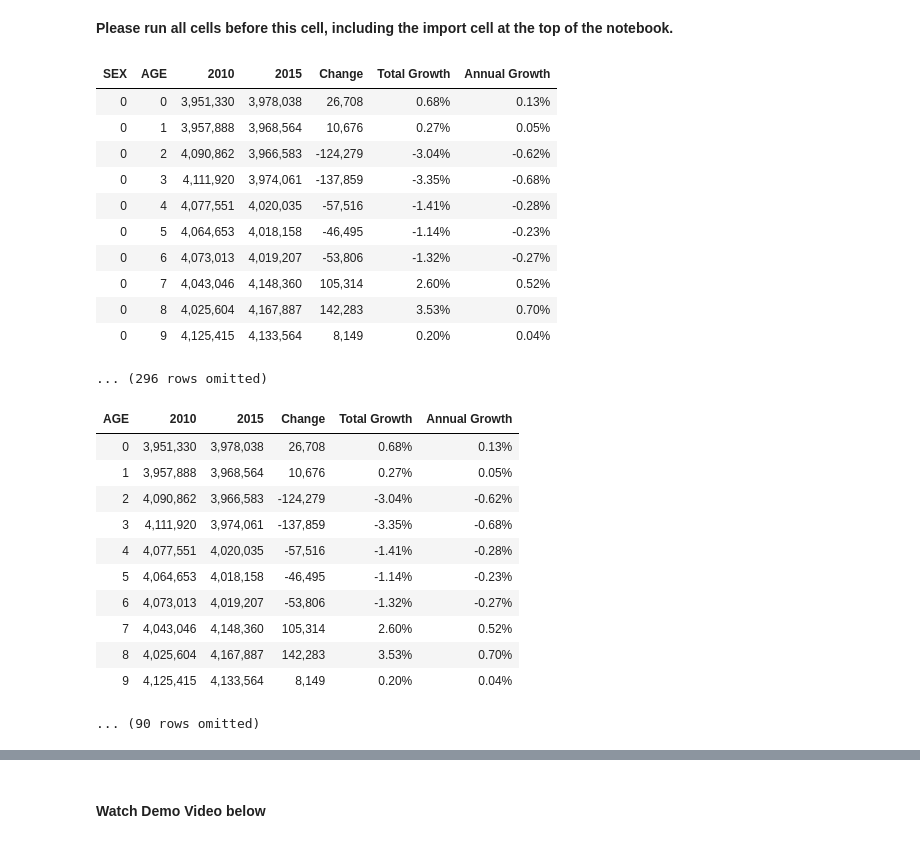
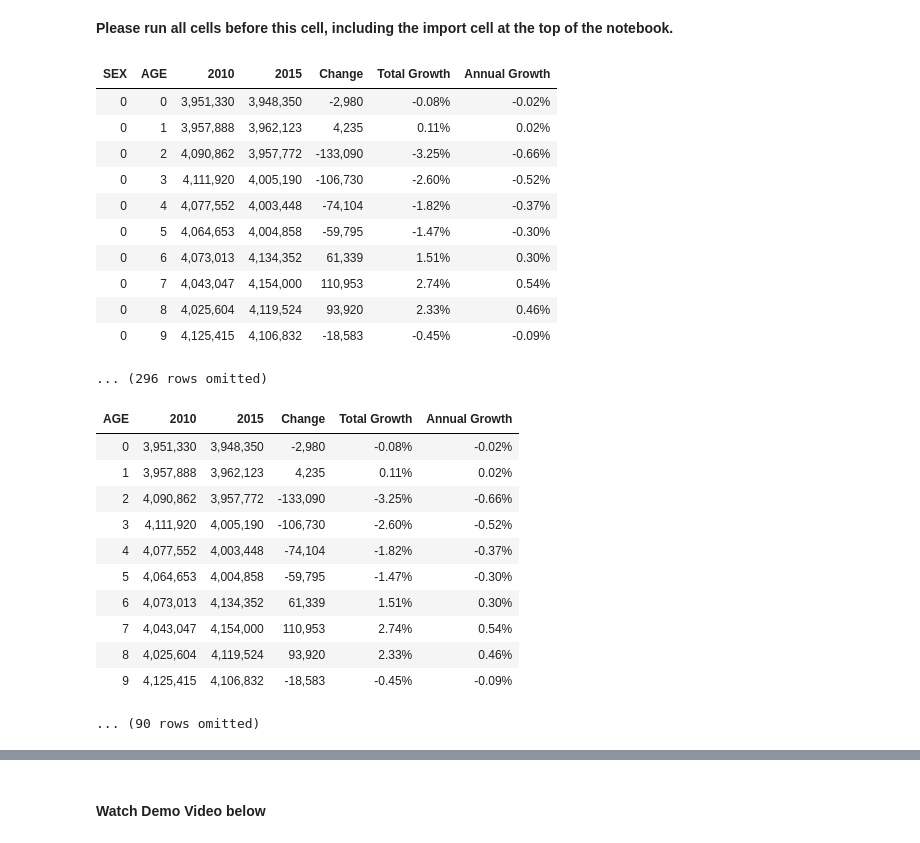
Before and after one commit to zach-guo/2023-DS-College-Advanatge, a Jupyter notebook: lec notebooks/lec07.ipynb, the cells around one changed output, grey strips where cells are left out. Cells and saved outputs as stored; diff of their text form; code cells hidden in the pictures.

```diff
--- a/lec notebooks/lec07.ipynb
+++ b/lec notebooks/lec07.ipynb
@@ -20,51 +20,51 @@ YouTubeVideo('pcEadlLnFBw', width=800, height=300)
 # %%
 # From Lecture 6
 
 # As of Jan 2017, this census file is online here:
-data = 'http://www2.census.gov/programs-surveys/popest/datasets/2010-2015/national/asrh/nc-est2015-agesex-res.csv'
+data = 'http://www2.census.gov/programs-surveys/popest/datasets/2010-2015/national/asrh/nc-est2014-agesex-res.csv'
 
 # A copy can be accessed here in case census.gov moves the file:
 # data = 'http://inferentialthinking.com/notebooks/nc-est2015-agesex-res.csv'
 
 full_census_table = Table.read_table("nc-est2014-agesex-res.csv")
 full_census_table
-partial = full_census_table.select(['SEX', 'AGE', 4, 9])
+partial = full_census_table.select(['SEX', 'AGE', 4, 8])
 us_pop = partial.relabeled(2, '2010').relabeled(3, '2015')
 ratio = (us_pop.column(3) / us_pop.column(2))
 census = us_pop.with_columns(
         'Change', us_pop.column(3) - us_pop.column(2),
         'Total Growth', ratio - 1,
         'Annual Growth', ratio ** (1/5) - 1)
 census.set_format([2, 3, 4], NumberFormatter)
 census.set_format([5, 6], PercentFormatter)
 # %% [output]
 | SEX | AGE | 2010 | 2015 | Change | Total Growth | Annual Growth |
-| 0 | 0 | 3,951,330 | 3,978,038 | 26,708 | 0.68% | 0.13% |
-| 0 | 1 | 3,957,888 | 3,968,564 | 10,676 | 0.27% | 0.05% |
-| 0 | 2 | 4,090,862 | 3,966,583 | -124,279 | -3.04% | -0.62% |
-| 0 | 3 | 4,111,920 | 3,974,061 | -137,859 | -3.35% | -0.68% |
-| 0 | 4 | 4,077,551 | 4,020,035 | -57,516 | -1.41% | -0.28% |
-| 0 | 5 | 4,064,653 | 4,018,158 | -46,495 | -1.14% | -0.23% |
-| 0 | 6 | 4,073,013 | 4,019,207 | -53,806 | -1.32% | -0.27% |
-| 0 | 7 | 4,043,046 | 4,148,360 | 105,314 | 2.60% | 0.52% |
-| 0 | 8 | 4,025,604 | 4,167,887 | 142,283 | 3.53% | 0.70% |
-| 0 | 9 | 4,125,415 | 4,133,564 | 8,149 | 0.20% | 0.04% |
+| 0 | 0 | 3,951,330 | 3,948,350 | -2,980 | -0.08% | -0.02% |
+| 0 | 1 | 3,957,888 | 3,962,123 | 4,235 | 0.11% | 0.02% |
+| 0 | 2 | 4,090,862 | 3,957,772 | -133,090 | -3.25% | -0.66% |
+| 0 | 3 | 4,111,920 | 4,005,190 | -106,730 | -2.60% | -0.52% |
+| 0 | 4 | 4,077,552 | 4,003,448 | -74,104 | -1.82% | -0.37% |
+| 0 | 5 | 4,064,653 | 4,004,858 | -59,795 | -1.47% | -0.30% |
+| 0 | 6 | 4,073,013 | 4,134,352 | 61,339 | 1.51% | 0.30% |
+| 0 | 7 | 4,043,047 | 4,154,000 | 110,953 | 2.74% | 0.54% |
+| 0 | 8 | 4,025,604 | 4,119,524 | 93,920 | 2.33% | 0.46% |
+| 0 | 9 | 4,125,415 | 4,106,832 | -18,583 | -0.45% | -0.09% |
 ... (296 rows omitted)
 # %%
 by_age = census.where('SEX', 0).drop('SEX').where('AGE', are.between(0, 100))
 by_age
 # %% [output]
 | AGE | 2010 | 2015 | Change | Total Growth | Annual Growth |
-| 0 | 3,951,330 | 3,978,038 | 26,708 | 0.68% | 0.13% |
-| 1 | 3,957,888 | 3,968,564 | 10,676 | 0.27% | 0.05% |
-| 2 | 4,090,862 | 3,966,583 | -124,279 | -3.04% | -0.62% |
-| 3 | 4,111,920 | 3,974,061 | -137,859 | -3.35% | -0.68% |
-| 4 | 4,077,551 | 4,020,035 | -57,516 | -1.41% | -0.28% |
-| 5 | 4,064,653 | 4,018,158 | -46,495 | -1.14% | -0.23% |
-| 6 | 4,073,013 | 4,019,207 | -53,806 | -1.32% | -0.27% |
-| 7 | 4,043,046 | 4,148,360 | 105,314 | 2.60% | 0.52% |
-| 8 | 4,025,604 | 4,167,887 | 142,283 | 3.53% | 0.70% |
-| 9 | 4,125,415 | 4,133,564 | 8,149 | 0.20% | 0.04% |
+| 0 | 3,951,330 | 3,948,350 | -2,980 | -0.08% | -0.02% |
+| 1 | 3,957,888 | 3,962,123 | 4,235 | 0.11% | 0.02% |
+| 2 | 4,090,862 | 3,957,772 | -133,090 | -3.25% | -0.66% |
+| 3 | 4,111,920 | 4,005,190 | -106,730 | -2.60% | -0.52% |
+| 4 | 4,077,552 | 4,003,448 | -74,104 | -1.82% | -0.37% |
+| 5 | 4,064,653 | 4,004,858 | -59,795 | -1.47% | -0.30% |
+| 6 | 4,073,013 | 4,134,352 | 61,339 | 1.51% | 0.30% |
+| 7 | 4,043,047 | 4,154,000 | 110,953 | 2.74% | 0.54% |
+| 8 | 4,025,604 | 4,119,524 | 93,920 | 2.33% | 0.46% |
+| 9 | 4,125,415 | 4,106,832 | -18,583 | -0.45% | -0.09% |
 ... (90 rows omitted)
 # %%
 by_age.plot(0, 2)
```
Also changed, not shown: parts of 6 cells of this notebook.
